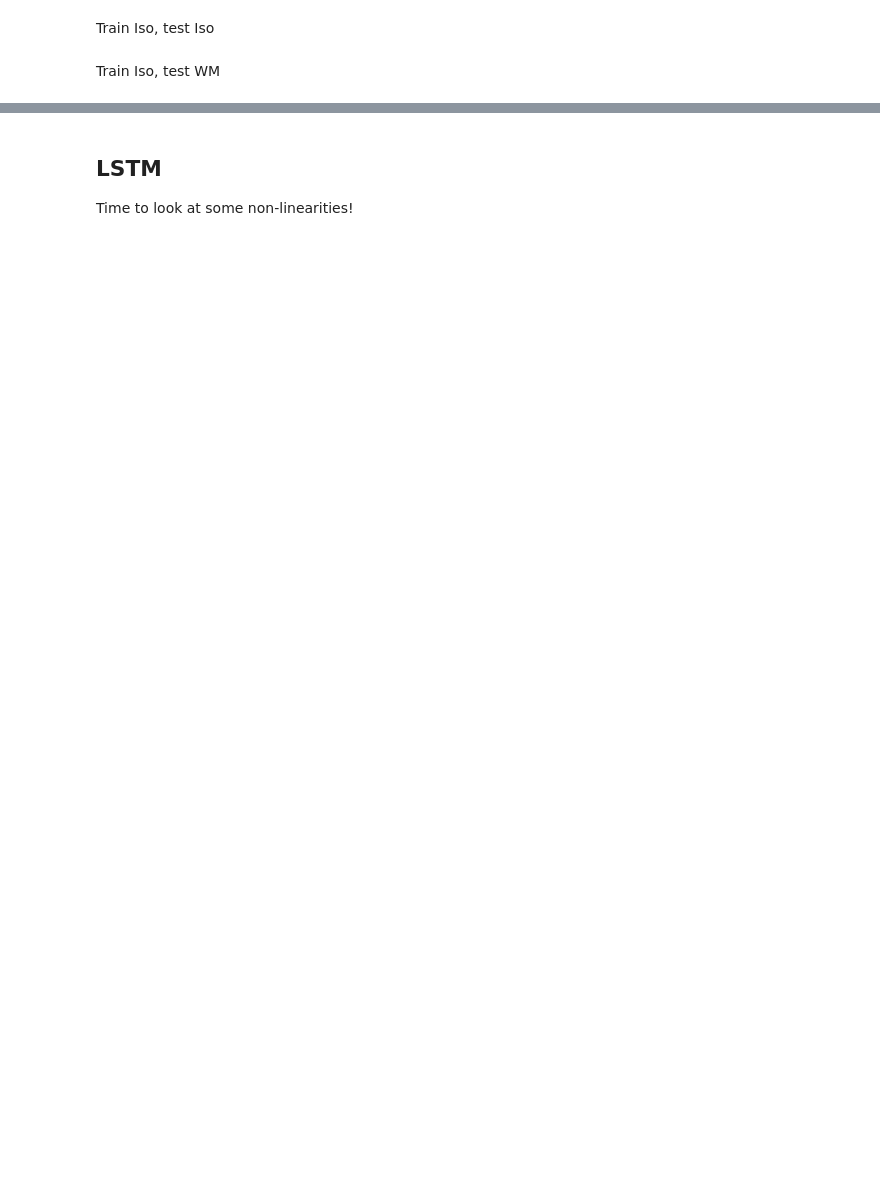
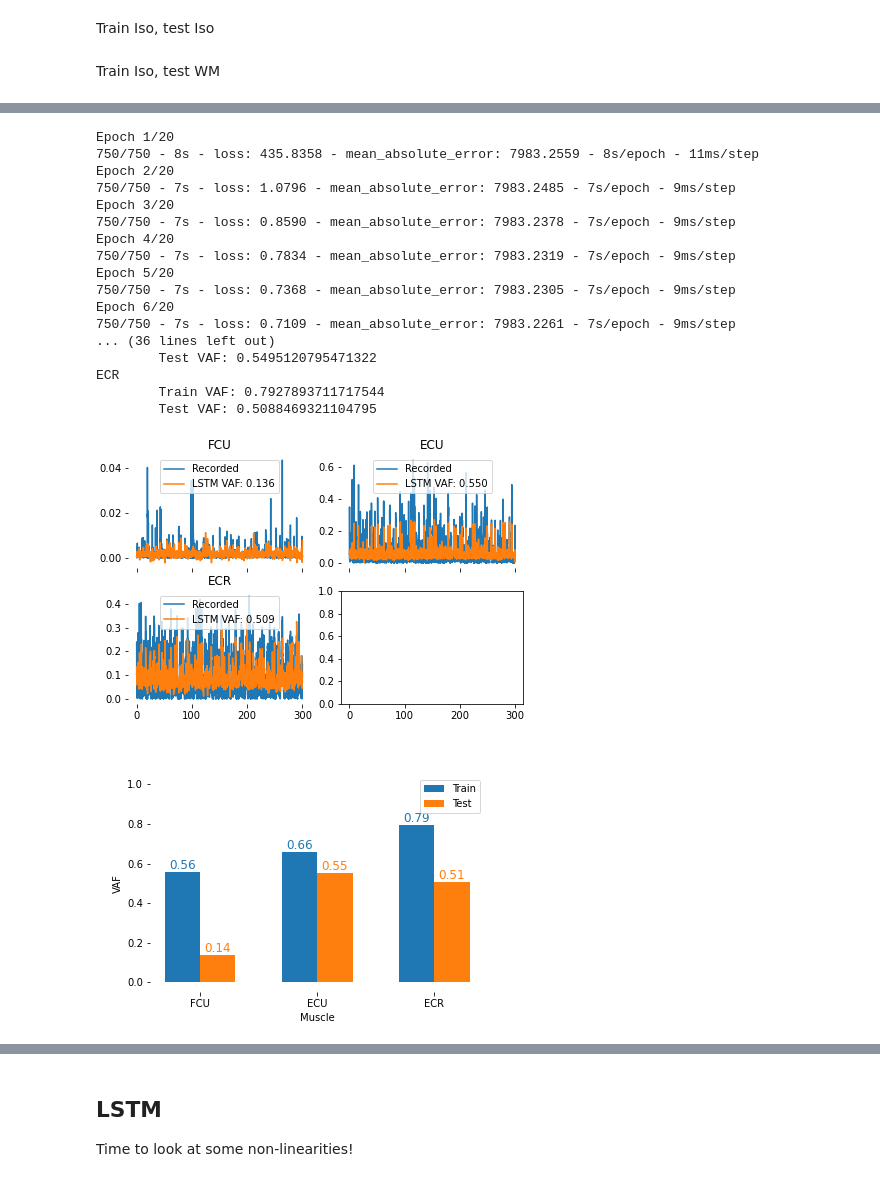
Before and after one commit to limblab/proc-kevin, a Jupyter notebook: LSTM/LSTM_exploration.ipynb, the cells around one changed output, grey strips where cells are left out. Cells and saved outputs as stored; diff of their text form; code cells hidden in the pictures; blank space fills up the shorter version.

```diff
--- a/LSTM/LSTM_exploration.ipynb
+++ b/LSTM/LSTM_exploration.ipynb
@@ -276,0 +400,13 @@ def basic_decoder_comparison(train_firing, train_EMG, test_firing, test_EMG, tes
+# %%
+# weight the losses by the std of that particular range in time and muscle.
+# for hybrid decoders
+def hybrid_weight_loss(target, pred):
+    # inputs:
+    #         target is the recorded data, plus the weights since this needs to be callable by tf
+    #                First half of the columns of the data will be EMG, second half will be the weights
+    #         pred   is the current prediction values
+    num_targets = K.shape(target)[1]//2 # number of cols / 2
+    err = (target[:, 0:num_targets] - pred[:,0:num_targets]) # subtract the values
+    se = K.square(err) * target[:,num_targets:] # multiply the square error by the gains
+    mse = K.mean(se, axis=-1)
+    return mse
@@ -333,0 +653,8 @@ basic_decoder_comparison(train_firing, train_EMG, test_firing, test_EMG, test_ti
+# %%
+_, train_firing_0, train_EMG_0, _, _ = load_josh_mat(data['IsoTrain'])
+_, train_firing_1, train_EMG_1, _, _ = load_josh_mat(data['WmTrain'])
+test_timestamps, test_firing, test_EMG, test_force, test_kin = load_josh_mat(data['WmTest'])
+
+
+LSTM_across_weighted([train_firing_0, train_firing_1], [train_EMG_0, train_EMG_1], test_firing, test_EMG, test_timestamps)
+# %% [output]
@@ -333,0 +675,19 @@ basic_decoder_comparison(train_firing, train_EMG, test_firing, test_EMG, test_ti
+Epoch 1/20
+750/750 - 8s - loss: 435.8358 - mean_absolute_error: 7983.2559 - 8s/epoch - 11ms/step
+Epoch 2/20
+750/750 - 7s - loss: 1.0796 - mean_absolute_error: 7983.2485 - 7s/epoch - 9ms/step
+Epoch 3/20
+750/750 - 7s - loss: 0.8590 - mean_absolute_error: 7983.2378 - 7s/epoch - 9ms/step
+Epoch 4/20
+750/750 - 7s - loss: 0.7834 - mean_absolute_error: 7983.2319 - 7s/epoch - 9ms/step
+Epoch 5/20
+750/750 - 7s - loss: 0.7368 - mean_absolute_error: 7983.2305 - 7s/epoch - 9ms/step
+Epoch 6/20
+750/750 - 7s - loss: 0.7109 - mean_absolute_error: 7983.2261 - 7s/epoch - 9ms/step
+... (36 lines left out)
+        Test VAF: 0.5495120795471322
+ECR
+        Train VAF: 0.7927893711717544
+        Test VAF: 0.5088469321104795
+[figure, added]
+[figure, added]
```
Also changed, not shown: parts of 34 cells of this notebook.
